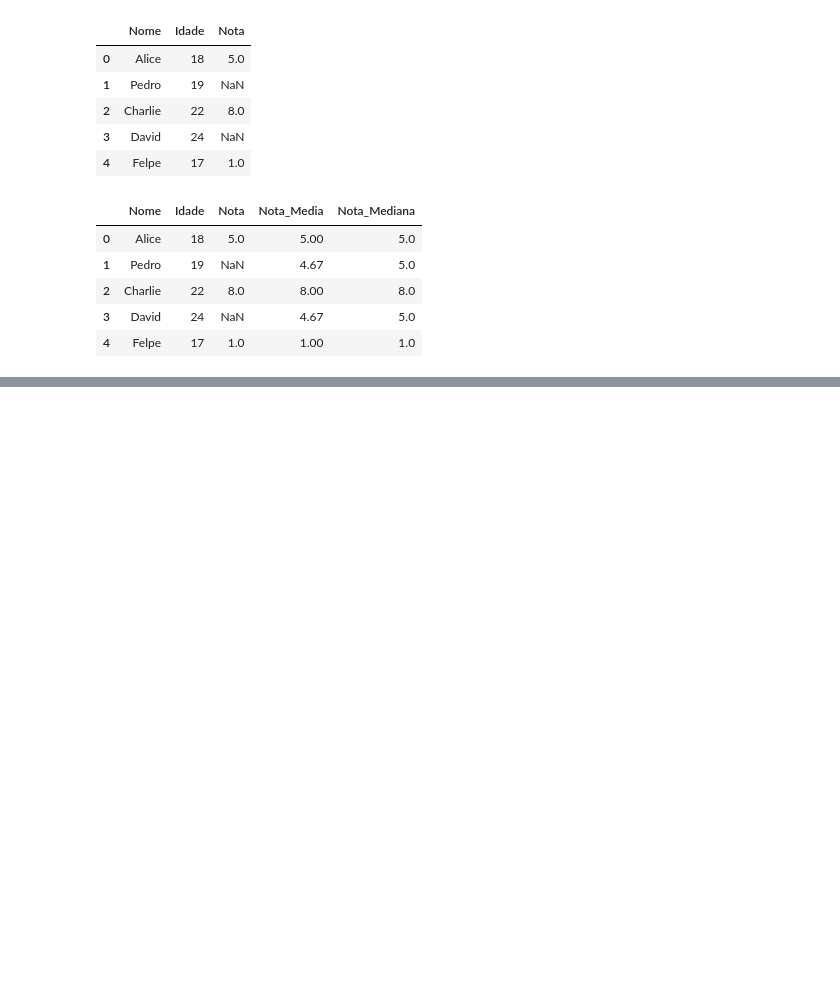
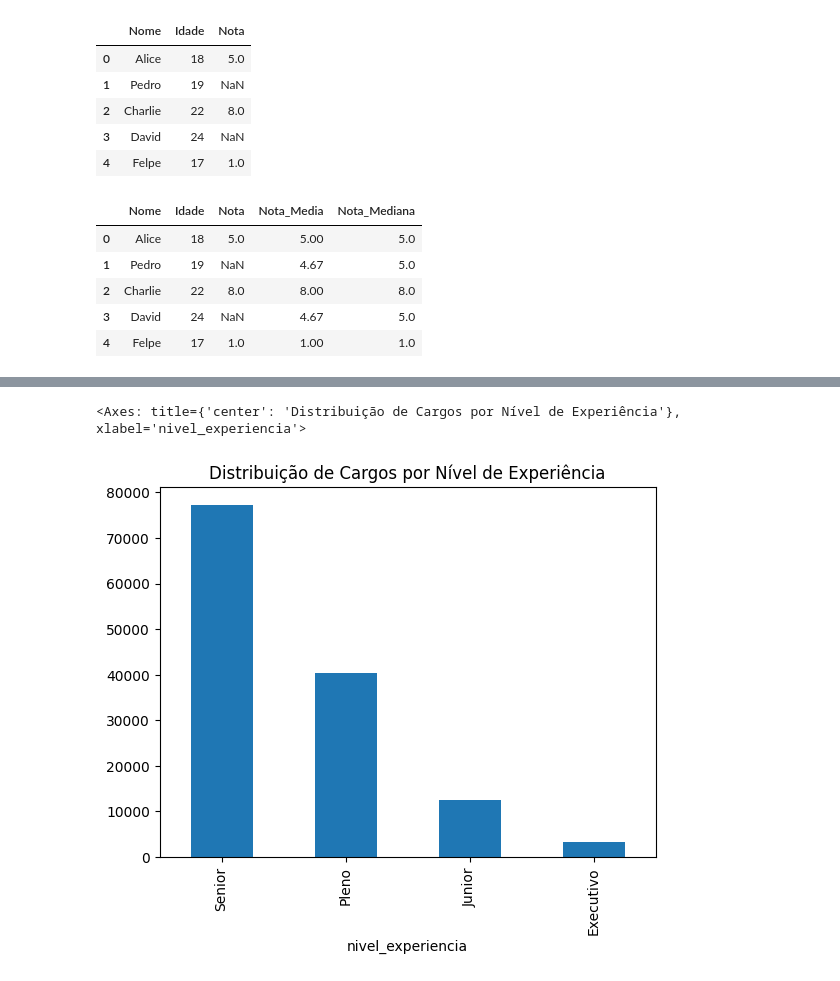
Before and after one commit to cauancalmeida/Portefolio, a Jupyter notebook: Imersão_Alura.ipynb, the cells around one changed output, grey strips where cells are left out. Saved outputs shown, nothing was run; the diff lists cells and outputs as text; code cells hidden in the pictures; blank space fills up the shorter version.

```diff
--- a/Imersão_Alura.ipynb
+++ b/Imersão_Alura.ipynb
@@ -531,0 +548,6 @@ df_estudantes
+# %%
+#plotando um grafico com as quantidades de de cada nivel de experiencia
+df_limpo['nivel_experiencia'].value_counts().plot(kind='bar', title='Distribuição de Cargos por Nível de Experiência')
+# %% [output]
+<Axes: title={'center': 'Distribuição de Cargos por Nível de Experiência'}, xlabel='nivel_experiencia'>
+[figure, added]
```
Also changed, not shown: parts of 20 cells of this notebook.
